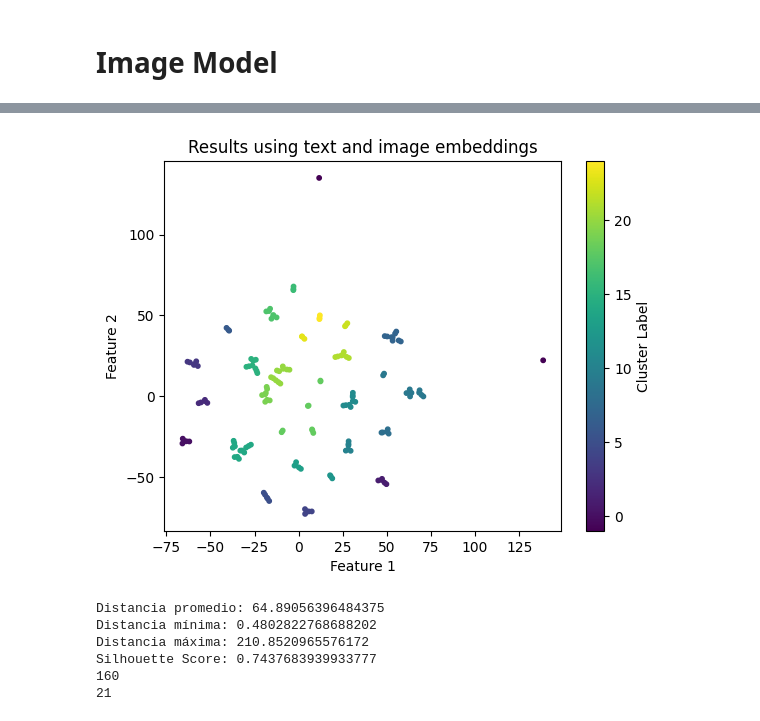
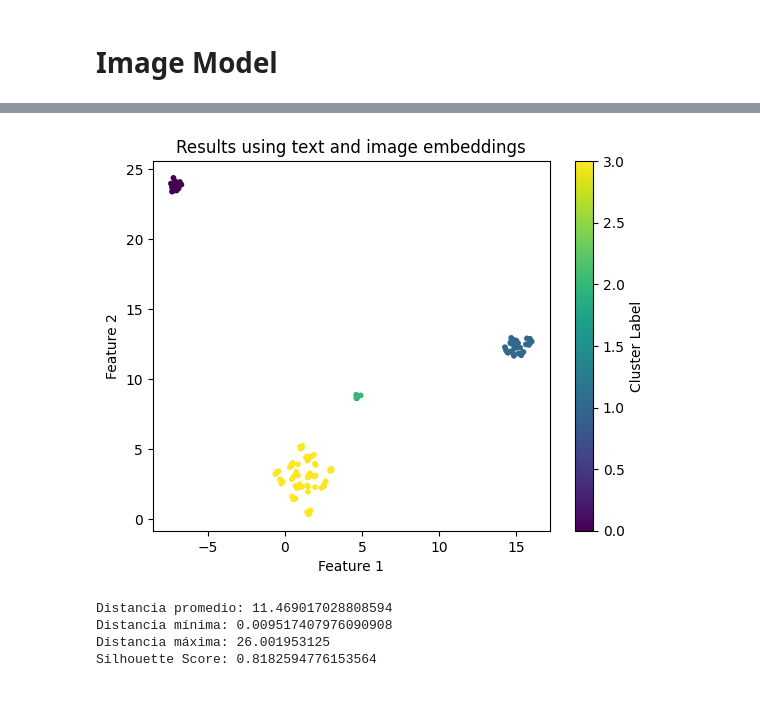
Before and after one commit to MolodyGs/Multimodal-News-Data-Collection, a Jupyter notebook: src/models/image_model.ipynb, the cells around one changed output, grey strips where cells are left out. Cells and saved outputs as stored; diff of their text form; code cells hidden in the pictures.

Commit message:
feat: add some features for hybrid model
- veracity graph
- image/text data structure
- UMAP dimensionality reduction
- minor changes

```diff
--- a/src/models/image_model.ipynb
+++ b/src/models/image_model.ipynb
@@ -122,28 +111,25 @@ with torch.no_grad():
     torch.save(image_embeddings, '2nd_image_embeddings.pt')
 # %%
 
+#Estructura de datos para guardar las relaciones entre las imagenes y las noticias
 relationships = []
-
+image_relationships = []
 for page in json_data_fast_check_1_fixed["pages"]:
     relationships.append(len(page["images"]))
+    for image in page["images"]:
+        image_relationships.append({"image": image, "page": page})
 
 for page in json_data_fast_check_2_fixed["pages"]:
     relationships.append(len(page["images"]))
-
-text_relation = []
-for index, relation in enumerate(relationships):
-    if relation == 0:
-        text_relation.append(-1)
-        continue
-    text_relation.append(index)
+    for image in page["images"]:
+        image_relationships.append({"image": image, "page": page})
 
 #Crea una lista de cluster para luego visualizar que imagen pertenece a que noticia.
 amount = 0
-cluster_relationships = text_relation
+cluster_relationships = []
 for index, relation in enumerate(relationships):
     amount += relation
     if relation == 0:
         continue
     for i in range(relation):
         cluster_relationships.append(index)
-print(cluster_relationships)
@@ -193,37 +165,32 @@ torch.Size([160, 20])
 # %%
-tsne = TSNE(n_components=2, perplexity=1, random_state=42)
-embeddings_2d = tsne.fit_transform(hybrid_embeddings)
+umap_model= UMAP(n_components=2, random_state=42)
+embeddings_2d = umap_model.fit_transform(hybrid_embeddings)
 
-clusterer = hdbscan.HDBSCAN(min_cluster_size=3, min_samples=1, cluster_selection_epsilon=5.6)
+clusterer = hdbscan.HDBSCAN(min_cluster_size=3, min_samples=2, cluster_selection_epsilon=1.4)
 cluster_labels = clusterer.fit_predict(embeddings_2d)
 
 plt.scatter(embeddings_2d[:, 0], embeddings_2d[:, 1], c=cluster_labels, cmap='viridis', s=10)
 plt.title('Results using text and image embeddings')
 plt.xlabel('Feature 1')
 plt.ylabel('Feature 2')
 plt.colorbar(label='Cluster Label')
 plt.show()
 
 distances = pairwise_distances(embeddings_2d, metric='euclidean')
 average_distance = np.mean(distances)
 min_distance = np.min(distances[distances > 0])
 max_distance = np.max(distances)
 
 print(f"Distancia promedio: {average_distance}")
 print(f"Distancia mínima: {min_distance}")
 print(f"Distancia máxima: {max_distance}")
 
 score = silhouette_score(embeddings_2d, cluster_labels)
 print(f"Silhouette Score: {score}")
-
-print(len(embeddings_2d))
-print(cluster_labels[11])
 # %% [output]
-[figure, old version]
+[figure, new version]
-Distancia promedio: 64.89056396484375
-Distancia mínima: 0.4802822768688202
-Distancia máxima: 210.8520965576172
-Silhouette Score: 0.7437683939933777
-160
-21
+Distancia promedio: 11.469017028808594
+Distancia mínima: 0.009517407976090908
+Distancia máxima: 26.001953125
+Silhouette Score: 0.8182594776153564
 # %%
```
Also changed, not shown: parts of 11 cells of this notebook.
